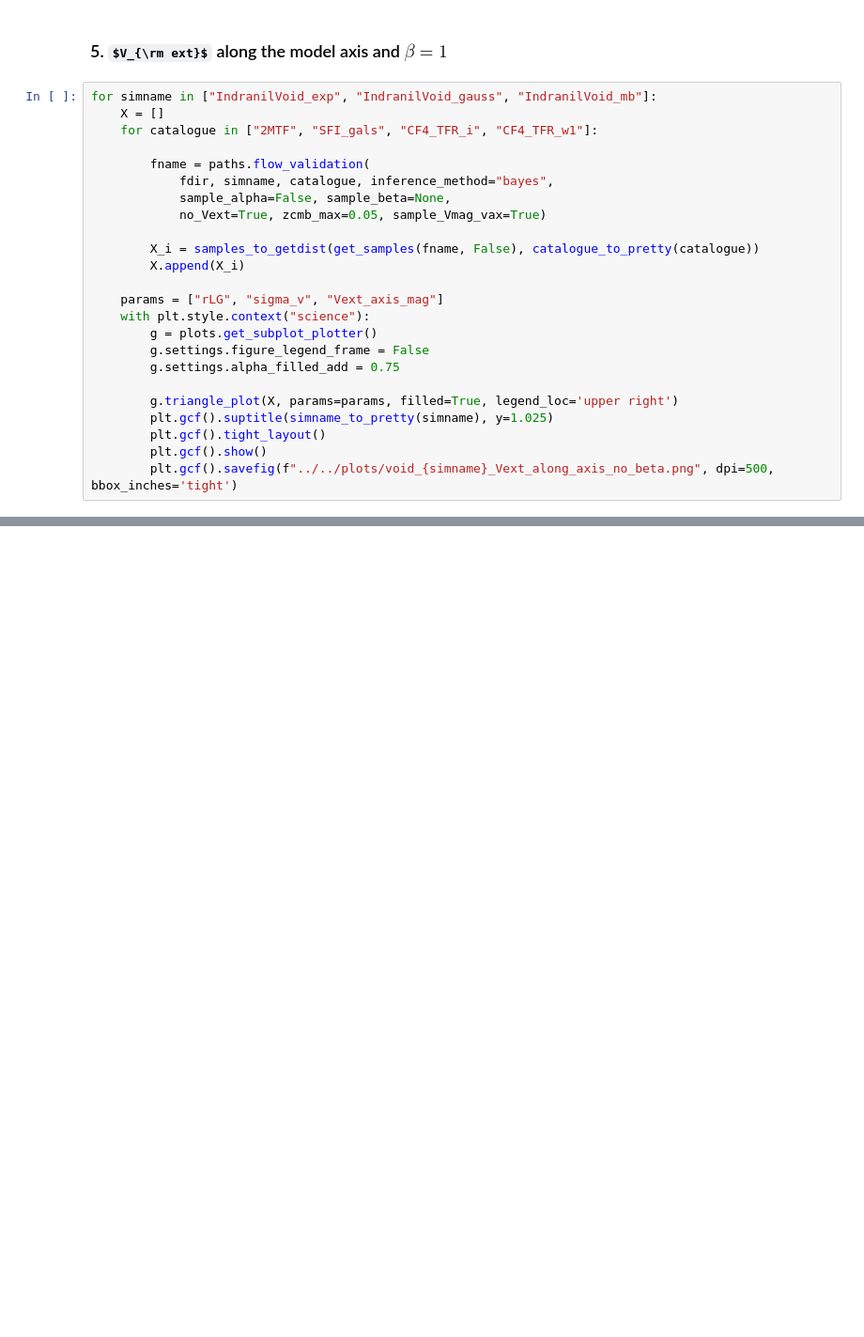
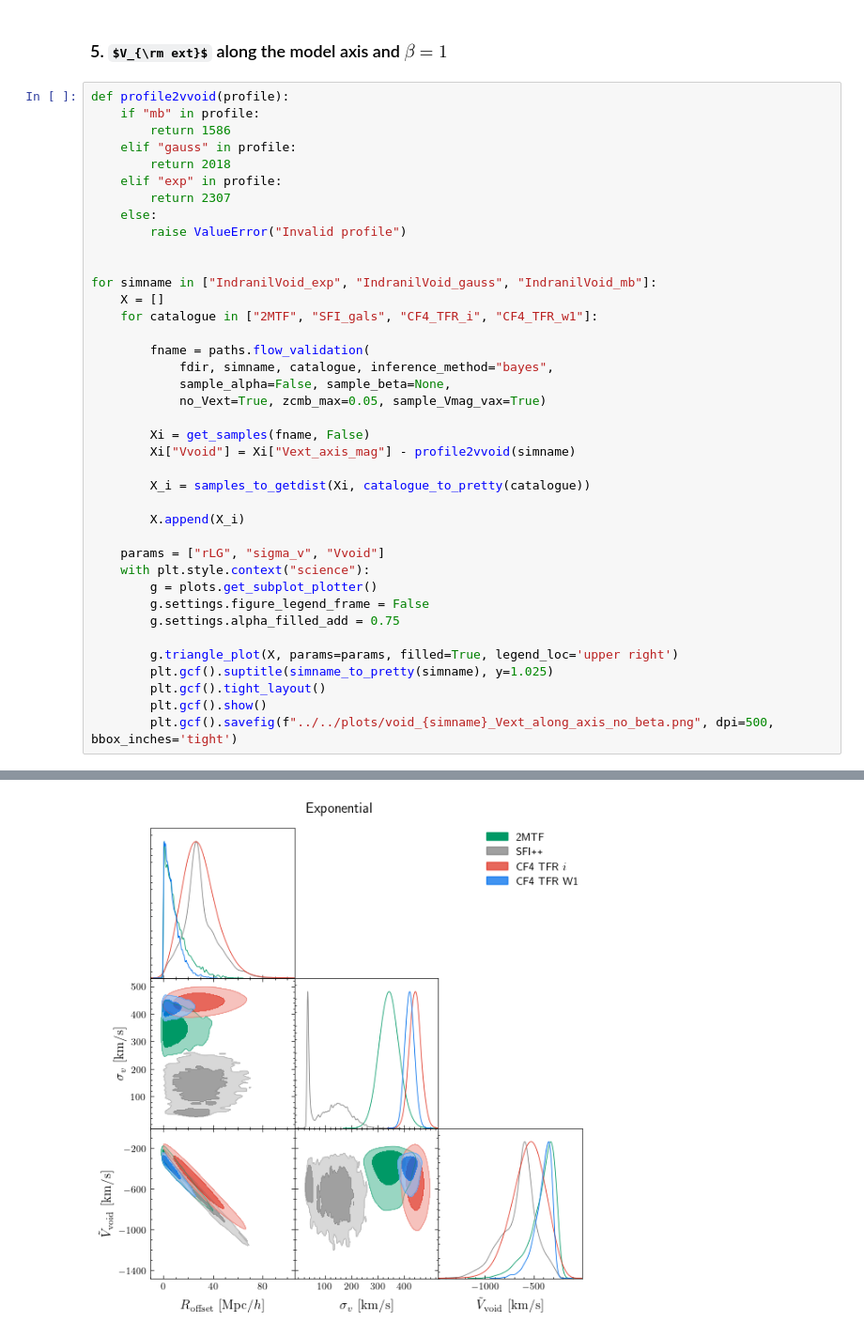
Before and after one commit to Richard-Sti/csiborgtools_public, a Jupyter notebook: notebooks/flow/void_test.ipynb, the cells around one changed output, grey strips where cells are left out. Shown at 94% size. Cells and saved outputs as stored; diff of their text form; some formulas as TeX source; blank space fills up the shorter version.

```diff
--- a/notebooks/flow/void_test.ipynb
+++ b/notebooks/flow/void_test.ipynb
@@ -193,6 +193,17 @@ for simname in ["IndranilVoid_exp", "IndranilVoid_gauss", "IndranilVoid_mb"]:
 # %% [markdown]
 ###  5. $V_{\rm ext}$ along the model axis and $\beta = 1$
 # %%
+def profile2vvoid(profile):
+    if "mb" in profile:
+        return 1586
+    elif "gauss" in profile:
+        return 2018
+    elif "exp" in profile:
+        return 2307
+    else:
+        raise ValueError("Invalid profile")
+
+
 for simname in ["IndranilVoid_exp", "IndranilVoid_gauss", "IndranilVoid_mb"]:
     X = []
     for catalogue in ["2MTF", "SFI_gals", "CF4_TFR_i", "CF4_TFR_w1"]:
@@ -202,10 +213,14 @@ for simname in ["IndranilVoid_exp", "IndranilVoid_gauss", "IndranilVoid_mb"]:
             sample_alpha=False, sample_beta=None,
             no_Vext=True, zcmb_max=0.05, sample_Vmag_vax=True)
 
-        X_i = samples_to_getdist(get_samples(fname, False), catalogue_to_pretty(catalogue))
+        Xi = get_samples(fname, False)
+        Xi["Vvoid"] = Xi["Vext_axis_mag"] - profile2vvoid(simname)
+
+        X_i = samples_to_getdist(Xi, catalogue_to_pretty(catalogue))
+
         X.append(X_i)
 
-    params = ["rLG", "sigma_v", "Vext_axis_mag"]
+    params = ["rLG", "sigma_v", "Vvoid"]
     with plt.style.context("science"):
         g = plots.get_subplot_plotter()
         g.settings.figure_legend_frame = False
@@ -216,3 +231,4 @@ for simname in ["IndranilVoid_exp", "IndranilVoid_gauss", "IndranilVoid_mb"]:
         plt.gcf().tight_layout()
         plt.gcf().show()
         plt.gcf().savefig(f"../../plots/void_{simname}_Vext_along_axis_no_beta.png", dpi=500, bbox_inches='tight')
+# %% [output]
@@ -218,0 +272 @@ for simname in ["IndranilVoid_exp", "IndranilVoid_gauss", "IndranilVoid_mb"]:
+[figure, added]
```
Also changed, not shown: parts of 1 cell of this notebook, 1 other file.
